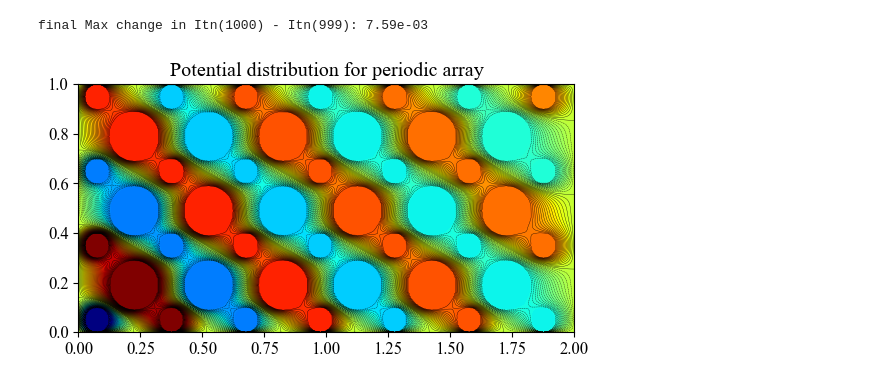
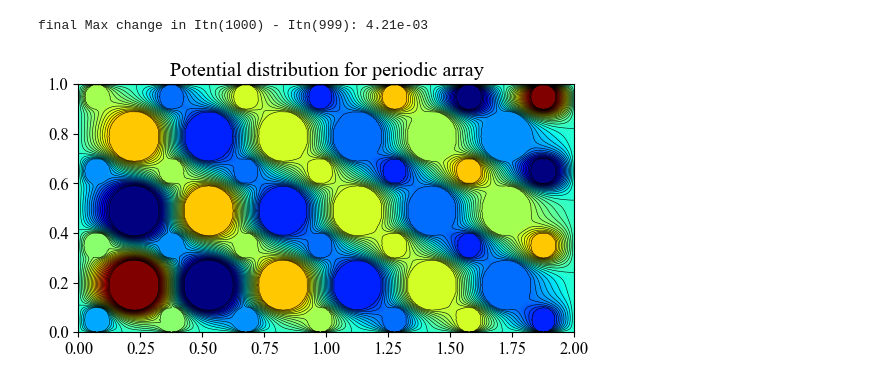
Before and after one commit to SAGAR-DAM/All_python_codes, a Jupyter notebook: Python Simulations/Potential (Laplace equation solve)/solve_laplace_in_2d.ipynb, the cells around one changed output. Saved outputs shown, nothing was run; the diff lists cells and outputs as text; code cells hidden in the pictures.

```diff
--- a/Python Simulations/Potential (Laplace equation solve)/solve_laplace_in_2d.ipynb
+++ b/Python Simulations/Potential (Laplace equation solve)/solve_laplace_in_2d.ipynb
@@ -275,34 +386,34 @@ final Max change in Itn(100) - Itn(99): 1.17e-02
 # %%
 sim = Simulationbox2d(resolution_x=401, resolution_y=401, box_x=2, box_y=1,
                       # b_y0=b_y0, b_x0 = b_x0, b_y1 = b_y1,
                       match_boundary=True, potential_given_on_boundary=False)
 
 for i in range(1,7):
     for j in range(1,4):
         potential = 100 if (i+j)%2==0 else -100
-        sim.add_disk_plate(center=(0.3*i-0.075,0.3*j-0.11),radius=0.1,potential=potential*1/(i+j)**0.5)
+        sim.add_disk_plate(center=(0.3*i-0.075,0.3*j-0.11),radius=0.1,potential=potential*1/(i+j))
 
 
 for i in range(0,8):
     for j in range(0,4):
         potential = -100 if (i+j)%2==0 else 100
-        sim.add_disk_plate(center=(0.3*i+0.075,0.3*j+0.05),radius=0.05,potential=potential*1/(1+i+j)**0.5)
+        sim.add_disk_plate(center=(0.3*i+0.075,0.3*j+0.05),radius=0.05,potential=potential*1/(11-i-j))
 
 
 
 sim.solve(max_iterations=1000)
 
 plt.imshow(sim.potential, origin='lower', cmap="jet", extent=[0, sim.box_x, 0, sim.box_y])
 contour = plt.contourf(sim.xx, sim.yy, sim.potential, levels=200, cmap="jet")
 # Add contour lines (set number of levels with `levels`)
-contours = plt.contour(sim.xx, sim.yy, sim.potential, levels=100, colors='black', linewidths=0.25)
+contours = plt.contour(sim.xx, sim.yy, sim.potential, levels=50, colors='black', linewidths=0.4, linestyles='solid')
 
 # Optional: add labels to contours
 # plt.clabel(contours, inline=True, fontsize=8)
 
 plt.title("Potential distribution for periodic array")
 # plt.colorbar(label='Potential')
 plt.show()
 # %% [output]
-final Max change in Itn(1000) - Itn(999): 7.59e-03
+final Max change in Itn(1000) - Itn(999): 4.21e-03
-[figure, old version]
+[figure, new version]
```
Also changed, not shown: parts of 6 cells of this notebook, 6 other files.
